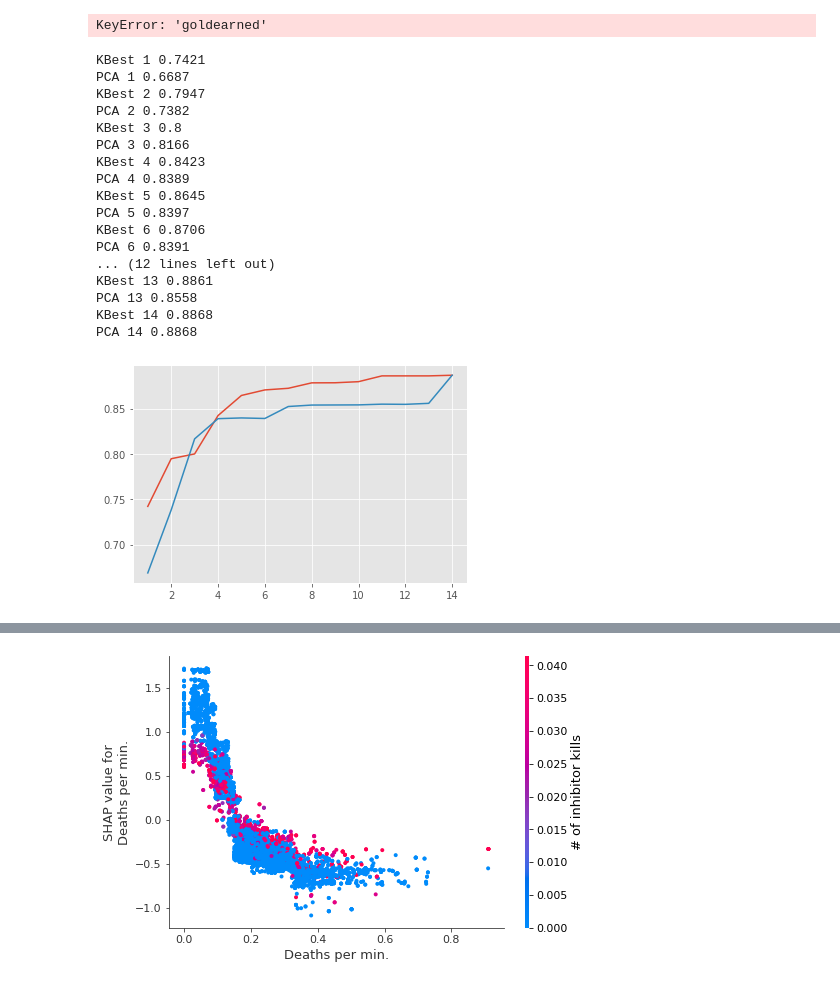
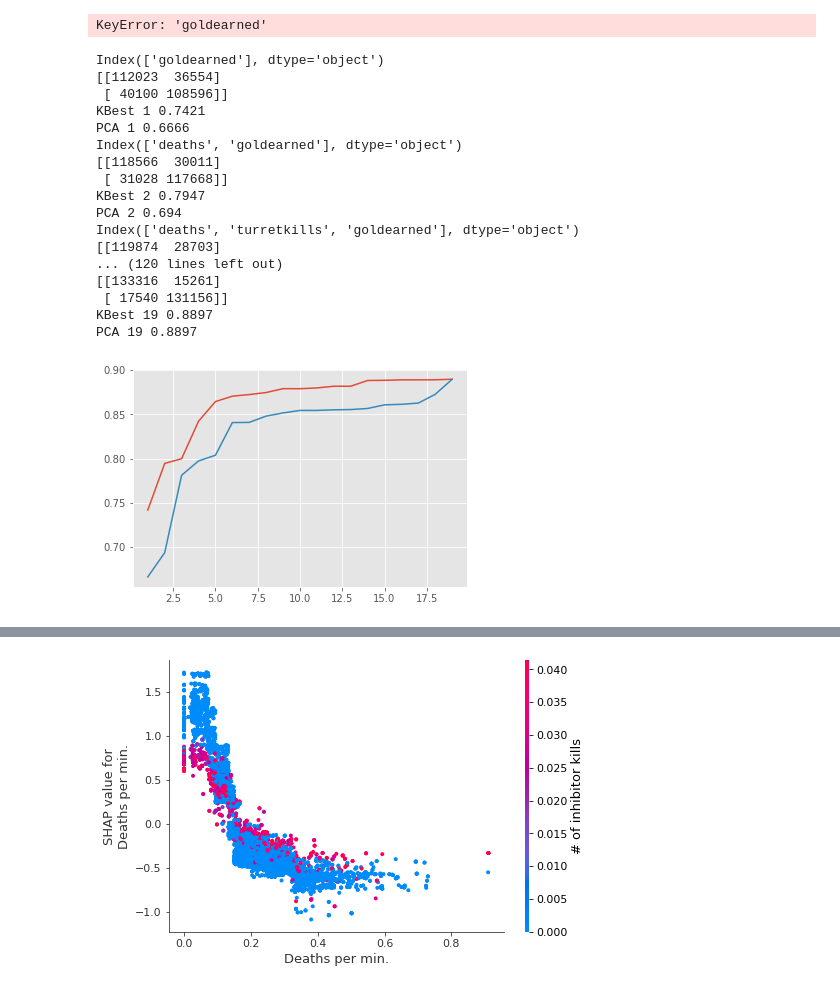
Before and after one commit to garrettnorden20/machine-learning-project, a Jupyter notebook: Untitled.ipynb, the cells around one changed output, grey strips where cells are left out. Drawn from its saved outputs; the diff is of its cells as text; code cells hidden in the pictures.

```diff
--- a/Untitled.ipynb
+++ b/Untitled.ipynb
@@ -30,3 +32,5 @@ pinksbought
 wardsplaced
 # matches in dataset before cleaning: 184069
 # matches in dataset after cleaning: 148638
+# %%
+allstats_og = ml.seaborn_dataset_give_gameplay()
@@ -49,6 +60,6 @@ allstats.head(10)
 # %%
 #df_corr = df._get_numeric_data()
-allstats_reduced = allstats[['id', 'matchid', 'player', 'name', 'adjposition', 'team_role', 'win', 'kills', 'deaths', 'assists', 'turretkills','totdmgtochamp', 'totheal', 'totminionskilled', 'goldspent', 'totdmgtaken', 'inhibkills', 'pinksbought', 'wardsplaced', 'duration', 'platformid', 'seasonid', 'goldearned', 'version']]
+allstats_reduced = allstats_og[['id', 'matchid', 'player', 'name', 'adjposition', 'team_role', 'win', 'kills', 'deaths', 'assists', 'turretkills','totdmgtochamp', 'totheal', 'totminionskilled', 'goldspent', 'totdmgtaken', 'inhibkills', 'pinksbought', 'wardsplaced', 'wardskilled','duration', 'platformid', 'seasonid', 'goldearned', 'version', 'champlvl','firstblood', 'totcctimedealt','longesttimespentliving']]
 
 plt.style.use('ggplot')
 allstats_corr = allstats_reduced._get_numeric_data()
@@ -58,9 +69,9 @@ mask = np.zeros_like(allstats_corr.corr(), dtype=np.bool)
 mask[np.triu_indices_from(mask)] = True
 cmap = sns.diverging_palette(10, 150, as_cmap=True)
 
-plt.figure(figsize = (15,10))
-sns.heatmap(allstats_corr.corr(), cmap = cmap, annot = True, fmt = '.2f', mask = mask, square=True, linewidths=.5, center = 0)
-plt.title('Correlations - win vs factors (all games)')
+plt.figure(figsize = (12,12))
+sns.heatmap(allstats_corr.corr(), cmap = cmap, annot = True, fmt = '.2f', mask = mask, square=True, linewidths=.3, center = 0)
+plt.title('Feature Correlations')
 
 # this
 # %% [output]
@@ -94,9 +105,8 @@ Skipping line 4155: unexpected end of data
 Name: Gold earned per min., Length: 40570, dtype: float64
 KeyError: 'goldearned'
 # %%
+# this tries linear regression for different selections of features (using KBest and PCA).
 
-#print(X)
-#print(y)
 allstats = allstats_corr
 allstats = allstats.fillna(0)
 
@@ -105,49 +115,54 @@ X = allstats.drop(['win'], axis=1)
 
 # scaling?
 X = sci_pre.StandardScaler().fit_transform(X, y)
 
 maxK = allstats.shape[1]
 
 k_graph = np.arange(1, maxK)
 accuracies = np.zeros((0))
 accuracies_pca = np.zeros((0))
 
 
 for k_iter in range(1,maxK):
     # for select K best
 
     #X_ = sci_feat.SelectKBest(sci_feat.chi2, k=k_iter).fit_transform(X, y)
-    X_ = sci_feat.SelectKBest(sci_feat.f_regression, k=k_iter).fit_transform(X, y)
-    accuracy = ml.logistic_regression(X_,y)
+    k_best = sci_feat.SelectKBest(sci_feat.f_regression, k=k_iter)
+    X_ = k_best.fit_transform(X, y)
+    ind = k_best.get_support(True)
+    print(allstats.drop(['win'], axis=1).columns[ind])
+    accuracy, conf_matrix = ml.logistic_regression(X_,y)
+    print(conf_matrix)
     accuracies = np.append(accuracies, accuracy)
     print('KBest', k_iter, accuracy)
 
 
     # for PCA
     X_ = sci_de.PCA(k_iter).fit_transform(X, y)
-    accuracy = ml.logistic_regression(X_,y)
+    accuracy, conf_matrix_pca = ml.logistic_regression(X_,y)
+
     accuracies_pca = np.append(accuracies_pca, accuracy)
     print('PCA', k_iter, accuracy)
 
 plt.plot(k_graph, accuracies)
 plt.plot(k_graph, accuracies_pca)
 plt.show()
 # %% [output]
+Index(['goldearned'], dtype='object')
+[[112023  36554]
+ [ 40100 108596]]
 KBest 1 0.7421
-PCA 1 0.6687
+PCA 1 0.6666
+Index(['deaths', 'goldearned'], dtype='object')
+[[118566  30011]
+ [ 31028 117668]]
 KBest 2 0.7947
-PCA 2 0.7382
-KBest 3 0.8
-PCA 3 0.8166
-KBest 4 0.8423
-PCA 4 0.8389
-KBest 5 0.8645
-PCA 5 0.8397
-KBest 6 0.8706
-PCA 6 0.8391
-... (12 lines left out)
-KBest 13 0.8861
-PCA 13 0.8558
-KBest 14 0.8868
-PCA 14 0.8868
+PCA 2 0.694
+Index(['deaths', 'turretkills', 'goldearned'], dtype='object')
+[[119874  28703]
+... (120 lines left out)
+[[133316  15261]
+ [ 17540 131156]]
+KBest 19 0.8897
+PCA 19 0.8897
-[figure, old version]
+[figure, new version]
```
Also changed, not shown: parts of 10 cells of this notebook, 1 other file.
